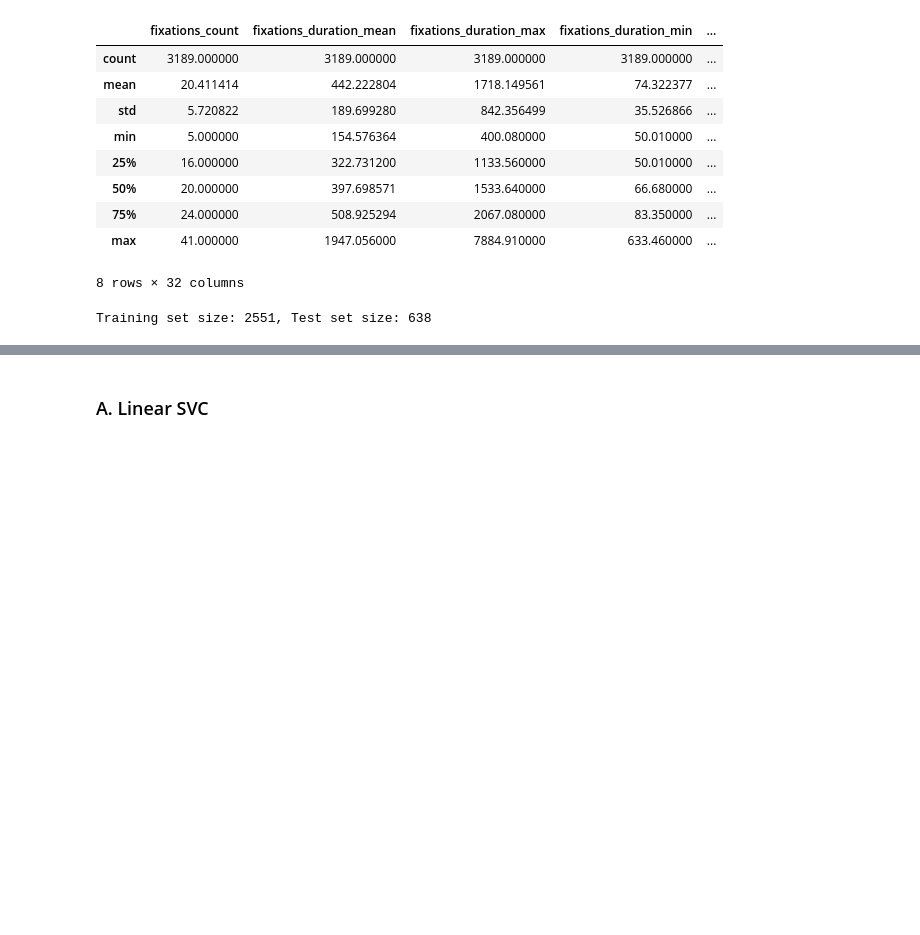
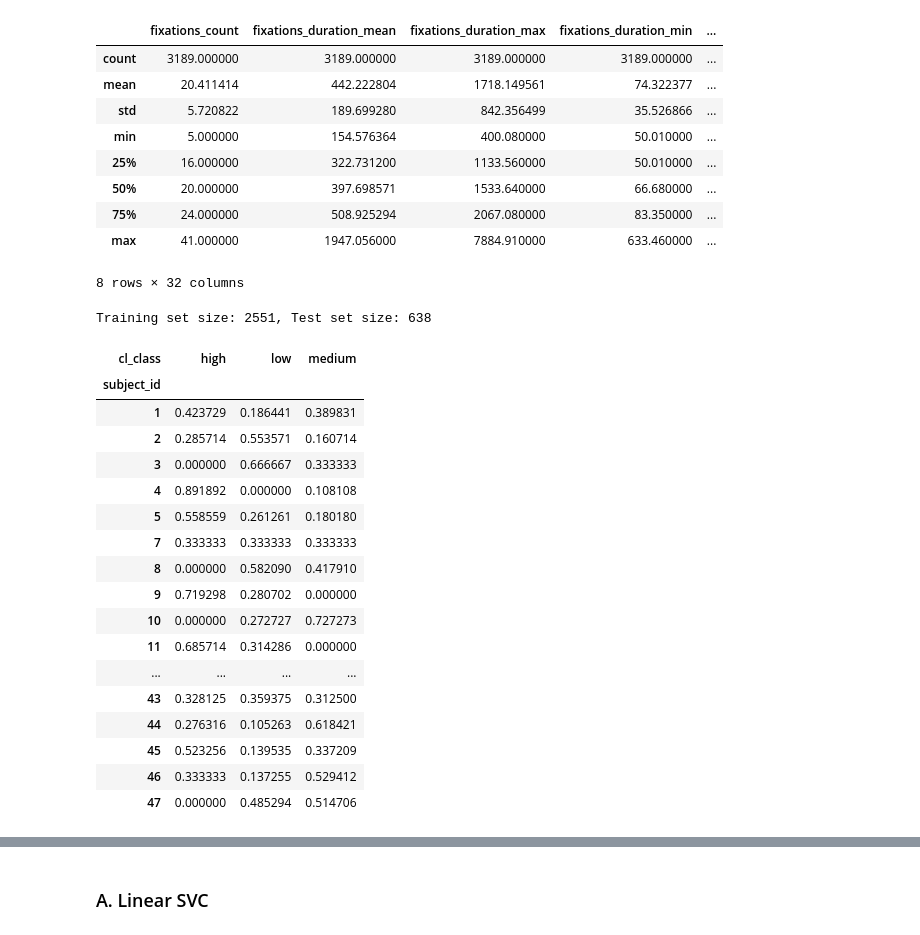
Before and after one commit to Alex0021/user-adaptive-swarm-interfaces, a Jupyter notebook: research/cognitive_load_models/notebooks/04_models.ipynb, the cells around one changed output, grey strips where cells are left out. Cells and saved outputs as stored; diff of their text form; code cells hidden in the pictures; blank space fills up the shorter version.

```diff
--- a/research/cognitive_load_models/notebooks/04_models.ipynb
+++ b/research/cognitive_load_models/notebooks/04_models.ipynb
@@ -169,3 +169,26 @@ train_x, test_x, train_y, test_y = train_test_split(X, y, test_size=0.2, random_
 print(f"Training set size: {len(train_x)}, Test set size: {len(test_x)}")
 # %% [output]
 Training set size: 2551, Test set size: 638
+# %%
+# Let's look at the distribution of classes within subjects
+class_distribution = features_df_transformed.groupby('subject_id')['cl_class'].value_counts(normalize=True).unstack(fill_value=0)
+class_distribution
+# %% [output]
+| cl_class | high | low | medium |
+| subject_id |  |  |  |
+| 1 | 0.423729 | 0.186441 | 0.389831 |
+| 2 | 0.285714 | 0.553571 | 0.160714 |
+| 3 | 0.000000 | 0.666667 | 0.333333 |
+| 4 | 0.891892 | 0.000000 | 0.108108 |
+| 5 | 0.558559 | 0.261261 | 0.180180 |
+| 7 | 0.333333 | 0.333333 | 0.333333 |
+| 8 | 0.000000 | 0.582090 | 0.417910 |
+| 9 | 0.719298 | 0.280702 | 0.000000 |
+| 10 | 0.000000 | 0.272727 | 0.727273 |
+| 11 | 0.685714 | 0.314286 | 0.000000 |
+| ... | ... | ... | ... |
+| 43 | 0.328125 | 0.359375 | 0.312500 |
+| 44 | 0.276316 | 0.105263 | 0.618421 |
+| 45 | 0.523256 | 0.139535 | 0.337209 |
+| 46 | 0.333333 | 0.137255 | 0.529412 |
+| 47 | 0.000000 | 0.485294 | 0.514706 |
```
Also changed, not shown: parts of 7 cells of this notebook.
